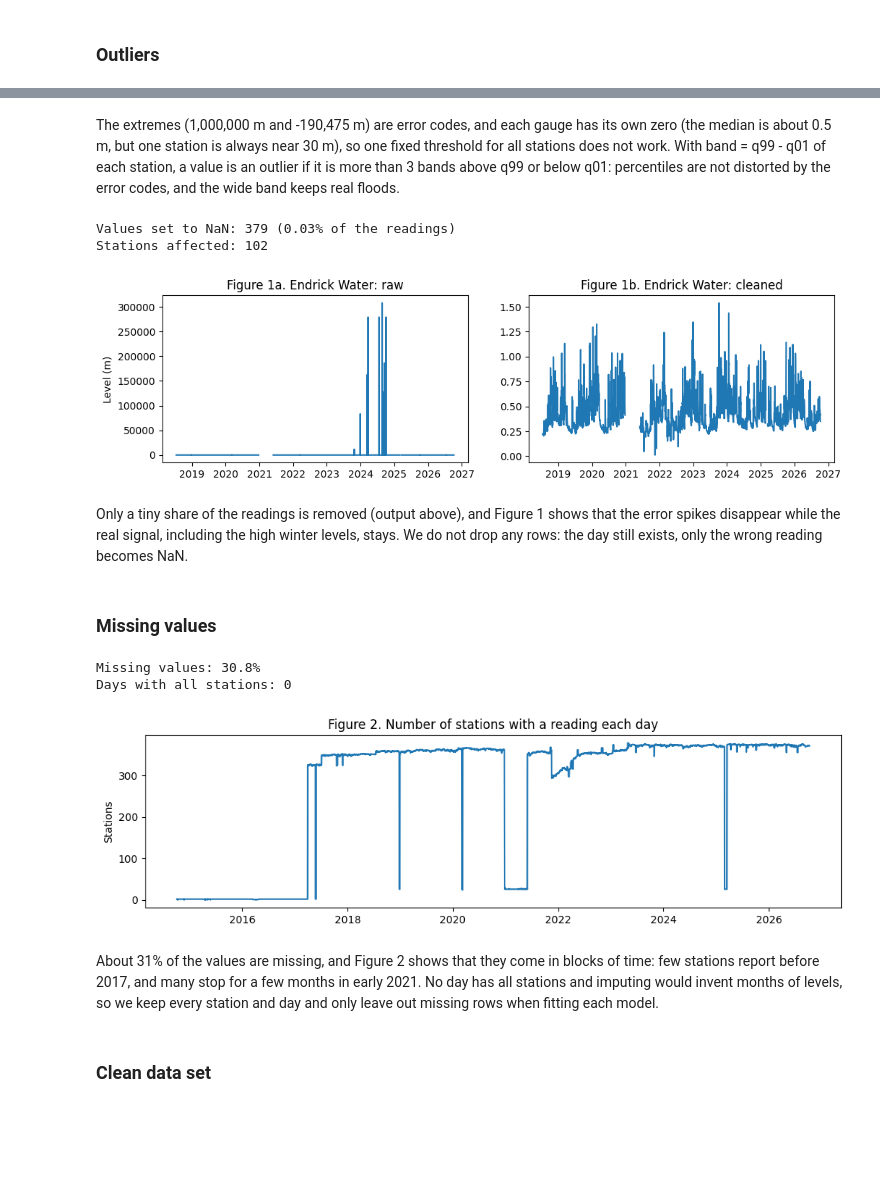
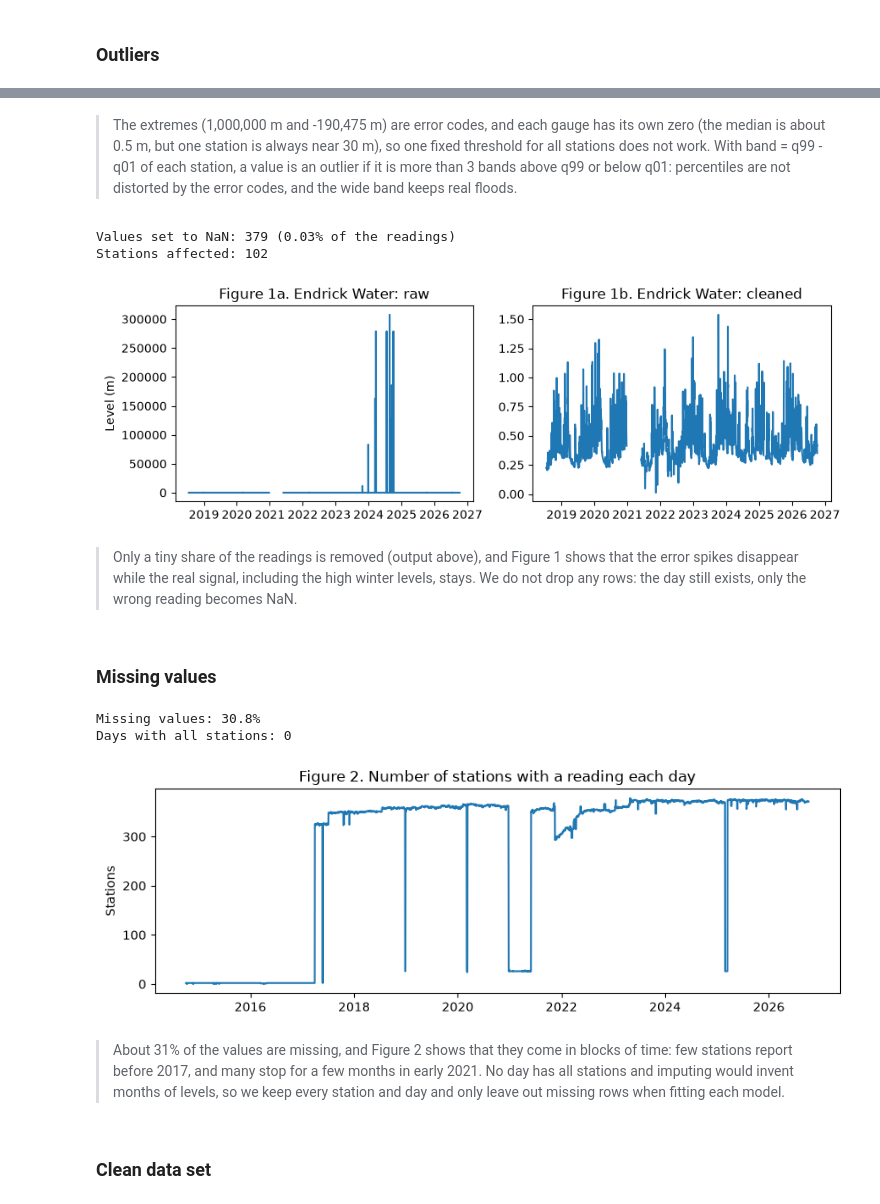
Before and after one commit to alejandrarchbold/Machine-Learning-Project, a Jupyter notebook: script/project.ipynb, the cells around one changed output, grey strips where cells are left out. Saved outputs shown, nothing was run; the diff lists cells and outputs as text; code cells hidden in the pictures; blank space fills up the shorter version.

```diff
--- a/script/project.ipynb
+++ b/script/project.ipynb
@@ -137,6 +135,6 @@ avg_.stack().describe()
 dtype: float64
 # %% [markdown]
-The extremes (1,000,000 m and -190,475 m) are error codes, and each gauge has its own zero (the median is about 0.5 m, but one station is always near 30 m), so one fixed threshold for all stations does not work. With band = q99 - q01 of each station, a value is an outlier if it is more than 3 bands above q99 or below q01: percentiles are not distorted by the error codes, and the wide band keeps real floods.
+> The extremes (1,000,000 m and -190,475 m) are error codes, and each gauge has its own zero (the median is about 0.5 m, but one station is always near 30 m), so one fixed threshold for all stations does not work. With band = q99 - q01 of each station, a value is an outlier if it is more than 3 bands above q99 or below q01: percentiles are not distorted by the error codes, and the wide band keeps real floods.
 # %%
 def outliers(d, k=3):
     # True if more than k bands above q99 or below q01 of each station
@@ -157,16 +155,16 @@ Stations affected: 102
 # %%
 # example: one station before and after cleaning
 s = "stirling-and-falkirk__endrick-water-graystone-bridge__obs1"
-fig, ax = plt.subplots(1, 2, figsize=(12, 3))
+fig, ax = plt.subplots(1, 2, figsize=(10, 3))
 ax[0].plot(avg_[s])
 ax[0].set(title="Figure 1a. Endrick Water: raw", ylabel="Level (m)")
 ax[1].plot(avg_c[s])
 ax[1].set(title="Figure 1b. Endrick Water: cleaned")
 plt.show()
 # %% [output]
-[figure, old version]
+[figure, new version]
 # %% [markdown]
-Only a tiny share of the readings is removed (output above), and Figure 1 shows that the error spikes disappear while the real signal, including the high winter levels, stays. We do not drop any rows: the day still exists, only the wrong reading becomes NaN.
+> Only a tiny share of the readings is removed (output above), and Figure 1 shows that the error spikes disappear while the real signal, including the high winter levels, stays. We do not drop any rows: the day still exists, only the wrong reading becomes NaN.
 # %% [markdown]
 ### Missing values
 # %%
@@ -174,7 +172,7 @@ cover = avg_c.notna().sum(axis=1)  # stations with a reading each day
 print(f"Missing values: {avg_c.isna().mean().mean():.1%}")
 print("Days with all stations:", (cover == avg_c.shape[1]).sum())
 
-plt.figure(figsize=(12, 3))
+plt.figure(figsize=(10, 3))
 plt.plot(cover)
 plt.title("Figure 2. Number of stations with a reading each day")
 plt.ylabel("Stations")
@@ -182,9 +180,9 @@ plt.show()
 # %% [output]
 Missing values: 30.8%
 Days with all stations: 0
-[figure, old version]
+[figure, new version]
 # %% [markdown]
-About 31% of the values are missing, and Figure 2 shows that they come in blocks of time: few stations report before 2017, and many stop for a few months in early 2021. No day has all stations and imputing would invent months of levels, so we keep every station and day and only leave out missing rows when fitting each model.
+> About 31% of the values are missing, and Figure 2 shows that they come in blocks of time: few stations report before 2017, and many stop for a few months in early 2021. No day has all stations and imputing would invent months of levels, so we keep every station and day and only leave out missing rows when fitting each model.
 # %% [markdown]
 ### Clean data set
 # %% [markdown]
```
Also changed, not shown: parts of 12 cells of this notebook, 1 other file.
